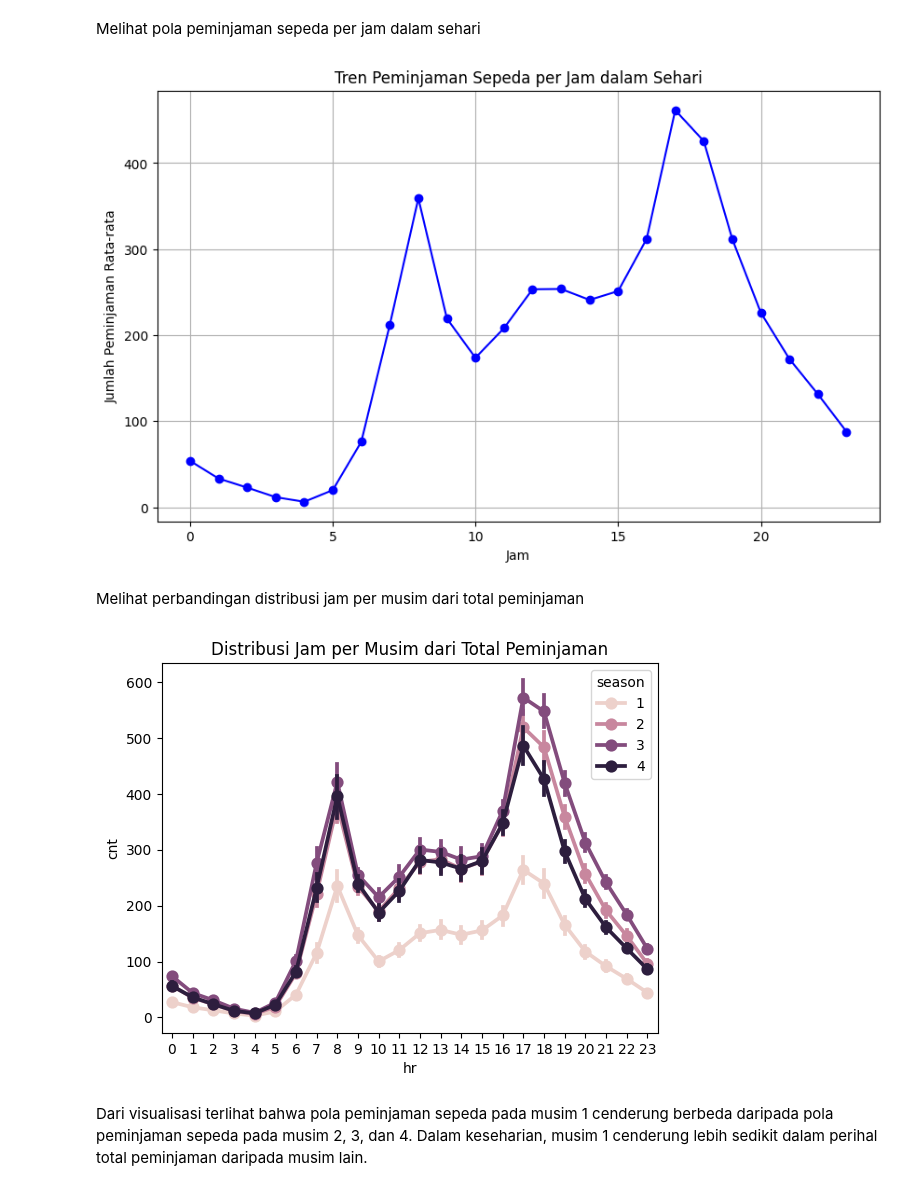
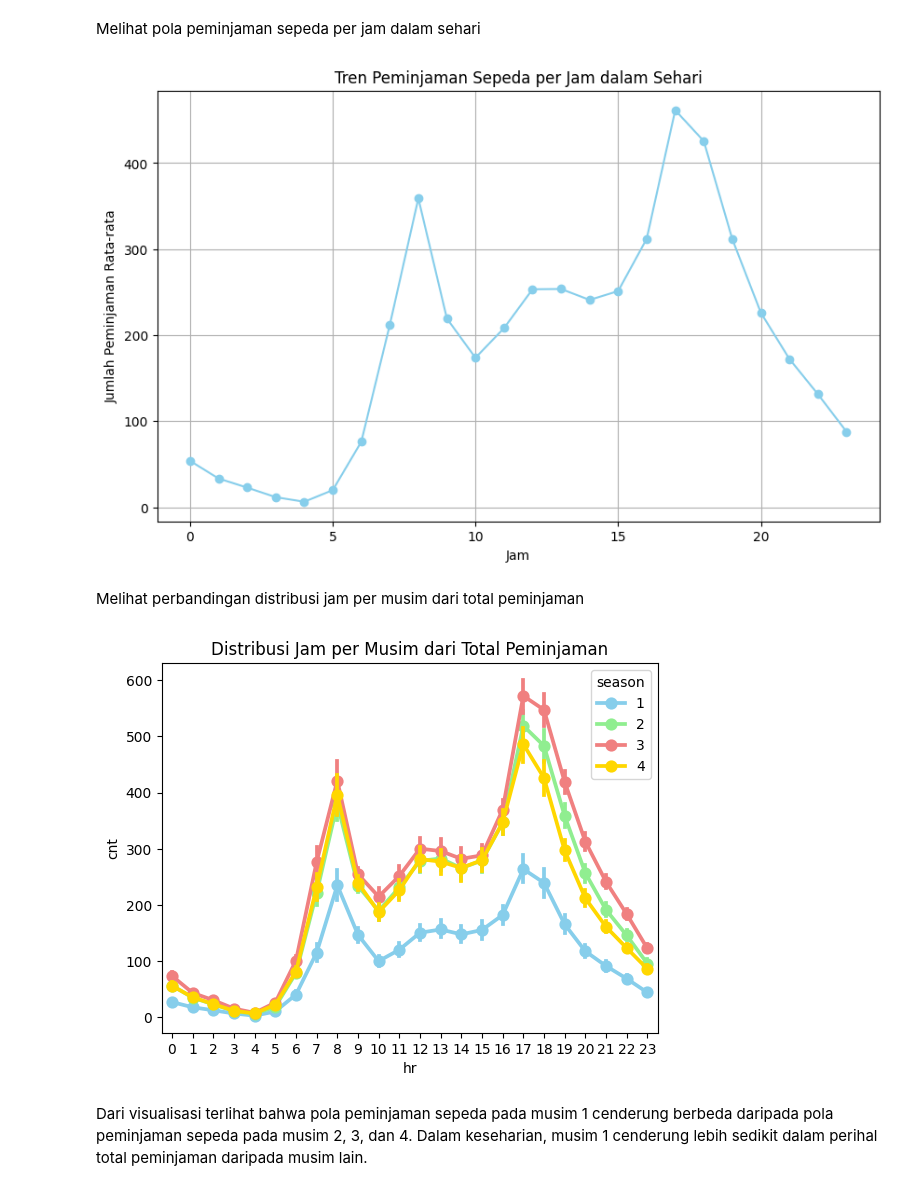
Before and after one commit to FelixMatrixar/BikeSharing-Analysis, a Jupyter notebook: notebook.ipynb, the cells around one changed output. Drawn from its saved outputs; the diff is of its cells as text; code cells hidden in the pictures.

Commit message:
adjust color palette

```diff
--- a/notebook.ipynb
+++ b/notebook.ipynb
@@ -133,34 +133,36 @@ Melihat pola peminjaman sepeda per jam dalam sehari
 # %%
 # Plot tren peminjaman sepeda per jam dalam sehari
 plt.figure(figsize=(10, 6))
-hour.groupby(hour['hr'])['cnt'].mean().plot(marker='o', color='blue')
+hour.groupby(hour['hr'])['cnt'].mean().plot(marker='o', color='skyblue')
 plt.title('Tren Peminjaman Sepeda per Jam dalam Sehari')
 plt.xlabel('Jam')
 plt.ylabel('Jumlah Peminjaman Rata-rata')
 plt.grid(True)
 plt.show()
 # %% [output]
-[figure, old version]
+[figure, new version]
 # %% [markdown]
 Melihat perbandingan distribusi jam per musim dari total peminjaman
 # %%
 # Membuat subplot
 fig, ax = plt.subplots()
+colors = ['skyblue', 'lightgreen', 'lightcoral', 'gold']
 
-# Menggunakan seaborn untuk membuat point plot
+# Menggunakan seaborn untuk membuat point plot dengan palette yang sama
 sns.pointplot(data=hour[['hr', 'cnt', 'season']],
               x='hr',
               y='cnt',
               hue='season',
+              palette=colors,  # Set the color palette
               ax=ax)
 
 # Mengatur judul plot
 ax.set(title="Distribusi Jam per Musim dari Total Peminjaman")
 
 # Menampilkan plot
 plt.show()
 # %% [output]
-[figure, old version]
+[figure, new version]
 # %% [markdown]
 Dari visualisasi terlihat bahwa pola peminjaman sepeda pada musim 1 cenderung berbeda daripada pola peminjaman sepeda pada musim 2, 3, dan 4. Dalam keseharian, musim 1 cenderung lebih sedikit dalam perihal total peminjaman daripada musim lain.
 # %% [markdown]
```
